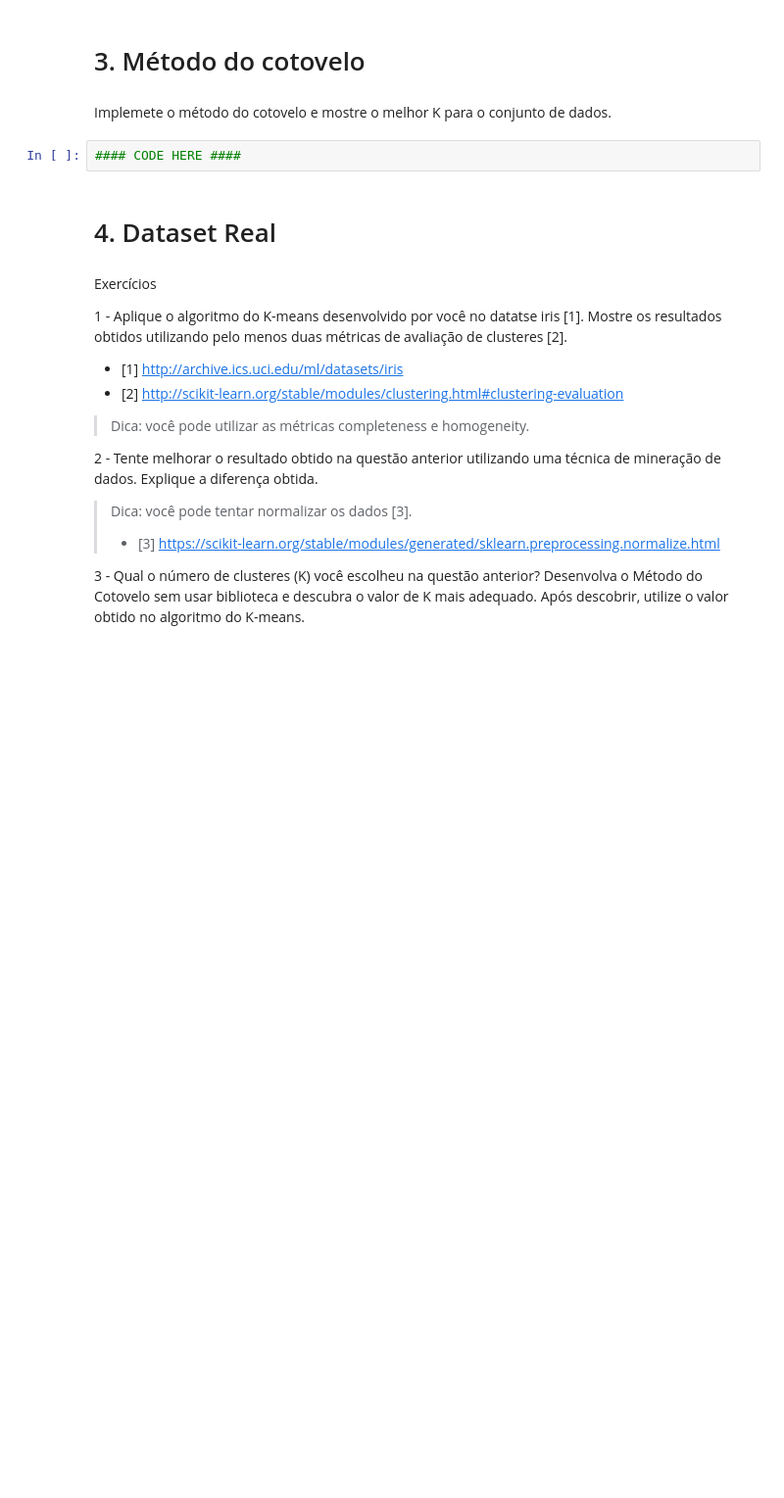
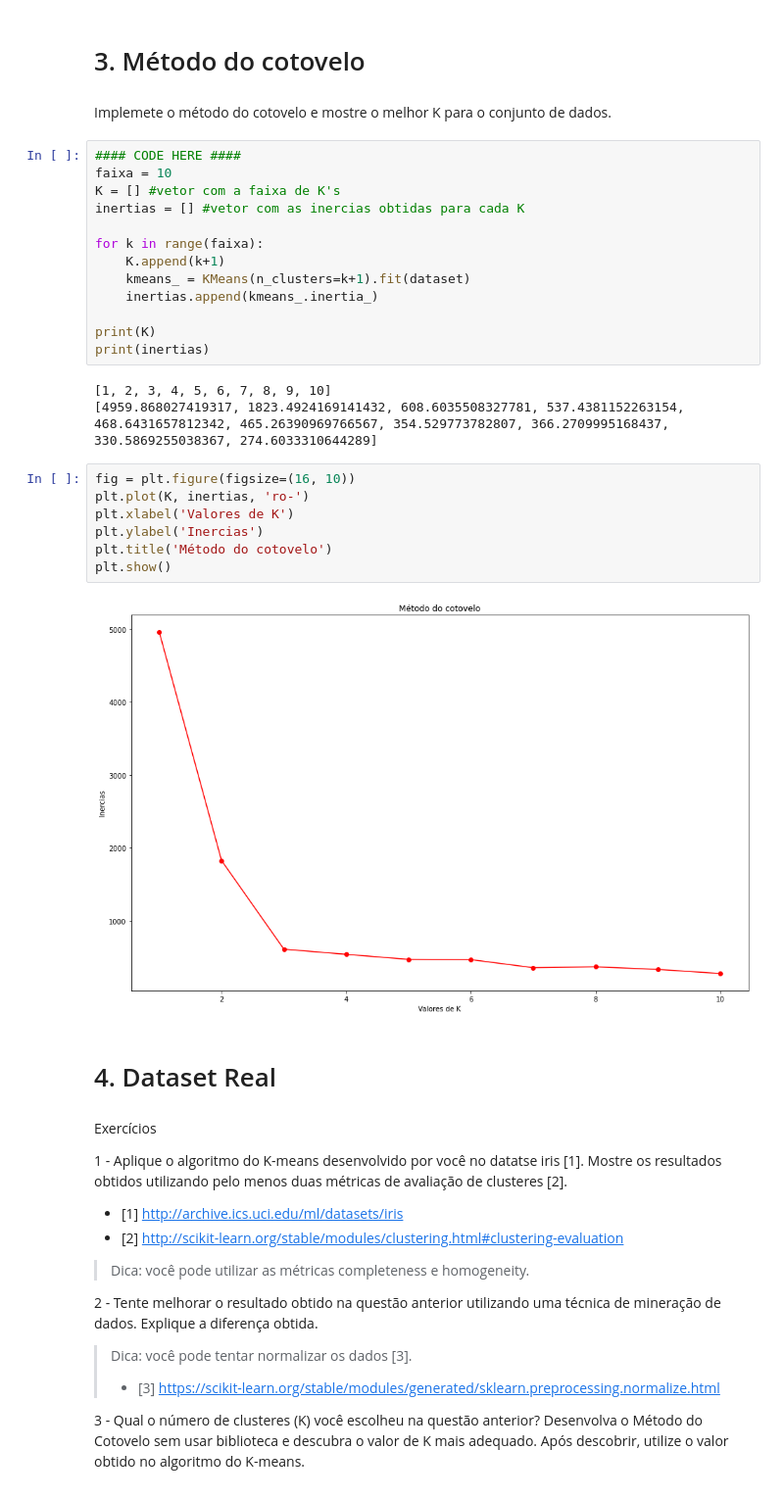
Before and after one commit to thalissonfelipe/mineracao, a Jupyter notebook: Trabalho03/KMeans.ipynb, the cells around one changed output. Shown at 98% size. Saved outputs shown, nothing was run; the diff lists cells and outputs as text; blank space fills up the shorter version.

```diff
--- a/Trabalho03/KMeans.ipynb
+++ b/Trabalho03/KMeans.ipynb
@@ -385,8 +408,31 @@ Use a implementação do algoritmo do scikit-learn do K-means para o mesmo conju
 # 3. Método do cotovelo
 # %% [markdown]
 Implemete o método do cotovelo e mostre o melhor K para o conjunto de dados.
-# %%
-#### CODE HERE ####
+# %%
+#### CODE HERE ####
+faixa = 10
+K = [] #vetor com a faixa de K's
+inertias = [] #vetor com as inercias obtidas para cada K
+
+for k in range(faixa):
+    K.append(k+1)
+    kmeans_ = KMeans(n_clusters=k+1).fit(dataset)
+    inertias.append(kmeans_.inertia_)
+
+print(K)
+print(inertias)
+# %% [output]
+[1, 2, 3, 4, 5, 6, 7, 8, 9, 10]
+[4959.868027419317, 1823.4924169141432, 608.6035508327781, 537.4381152263154, 468.6431657812342, 465.26390969766567, 354.529773782807, 366.2709995168437, 330.5869255038367, 274.6033310644289]
+# %%
+fig = plt.figure(figsize=(16, 10))
+plt.plot(K, inertias, 'ro-')
+plt.xlabel('Valores de K')
+plt.ylabel('Inercias')
+plt.title('Método do cotovelo')
+plt.show()
+# %% [output]
+[figure, added]
 # %% [markdown]
 # 4. Dataset Real
 # %% [markdown]
```
Also changed, not shown: parts of 9 cells of this notebook.
